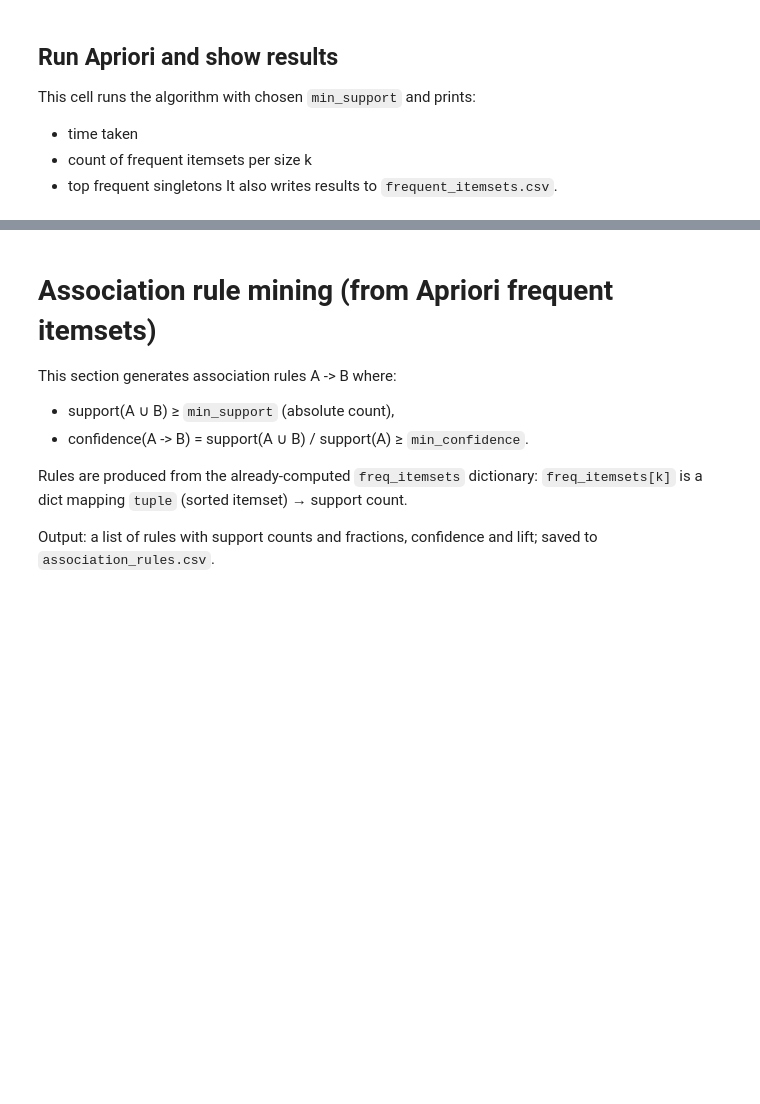
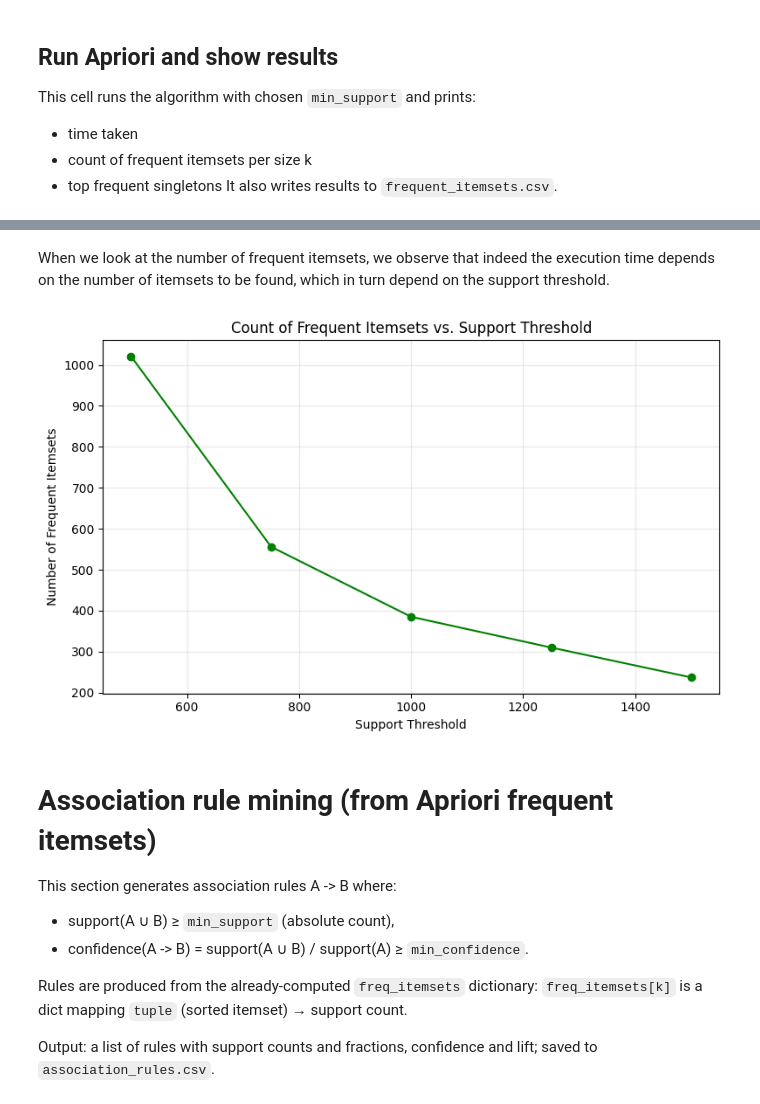
Before and after one commit to emanueleminotti/ID2222-DataMining, a Jupyter notebook: homework2/FrequentItemsets.ipynb, the cells around one changed output, grey strips where cells are left out. Saved outputs shown, nothing was run; the diff lists cells and outputs as text; code cells hidden in the pictures; blank space fills up the shorter version.

```diff
--- a/homework2/FrequentItemsets.ipynb
+++ b/homework2/FrequentItemsets.ipynb
@@ -217,3 +277,23 @@ Written frequent itemsets to frequent_itemsets.csv
+# %% [markdown]
+When we look at the number of frequent itemsets, we observe that indeed the execution time depends on the number of itemsets to be found, which in turn depend on the support threshold.
+# %%
+import matplotlib.pyplot as plt
+
+# Visualization: Number of Frequent Itemsets vs. Support Threshold
+plt.figure(figsize=(8, 5))
+
+# We observe that the number of itemsets drops as the support threshold increases
+plt.plot(supports, n_freq_items, marker='o', linestyle='-', color='green')
+
+plt.xlabel('Support Threshold')
+plt.ylabel('Number of Frequent Itemsets')
+plt.title('Count of Frequent Itemsets vs. Support Threshold')
+plt.grid(True, alpha=0.3) # Adds a light grid for easier reading
+
+plt.tight_layout()
+plt.show()
+# %% [output]
+[figure, added]
 # %% [markdown]
 # Association rule mining (from Apriori frequent itemsets)
 
```
Also changed, not shown: parts of 12 cells of this notebook, 2 other files.
